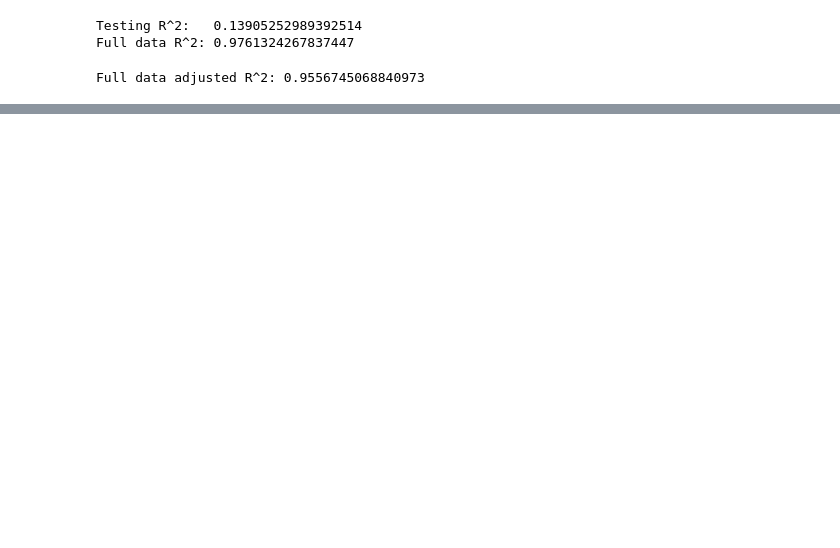
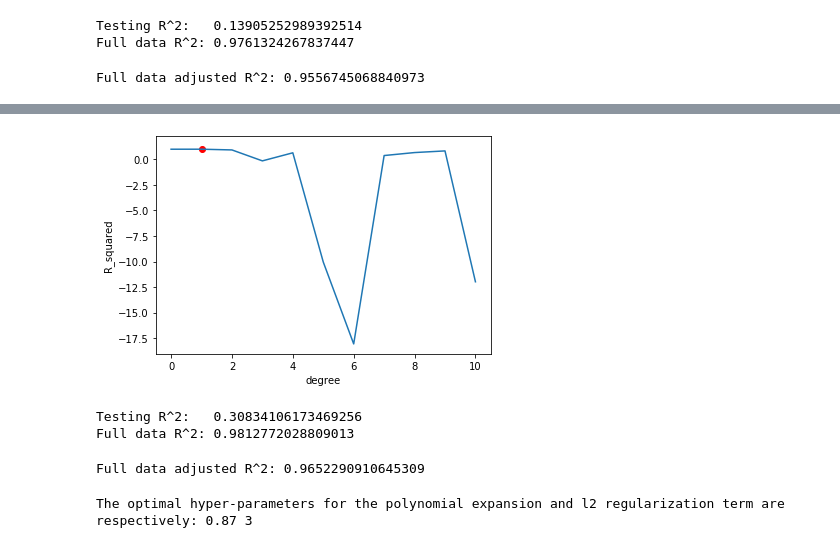
Before and after one commit to NizarGhandri/GDP, a Jupyter notebook: notebooks/tunisia_model.ipynb, the cells around one changed output, grey strips where cells are left out. Saved outputs shown, nothing was run; the diff lists cells and outputs as text; code cells hidden in the pictures; blank space fills up the shorter version.

```diff
--- a/notebooks/tunisia_model.ipynb
+++ b/notebooks/tunisia_model.ipynb
@@ -359,0 +405,9 @@ idx
+# %%
+X_g2s = X[:, idx]
+X_train_g2s, X_test_g2s, _, _ = train_test_split(X_ss, y)
+# %%
+d_g2s = degree_cross_val(X_train_g2s, y_train, 10)
+X_ls_g2s = build_poly(X_g2s, d_g2s)
+X_train_ls_g2s, X_test_ls_g2s, _, _ = train_test_split(X_ls_g2s, y)
+# %% [output]
+[figure, added]
@@ -359,0 +419,16 @@ idx
+# %%
+print("Testing R^2:  ", R_squared(y_test, LS_g2s_prediction_test),
+      "\nFull data R^2:", R_squared(y, LS_g2s_prediction_data))
+# %% [output]
+Testing R^2:   0.30834106173469256
+Full data R^2: 0.9812772028809013
+# %%
+print("Full data adjusted R^2:", adjusted_R_squared(y, LS_g2s_prediction_data, X.shape[1]))
+# %% [output]
+Full data adjusted R^2: 0.9652290910645309
+# %%
+lambda_r_g2s, d_r_g2s = cross_val_ridge(X_train_g2s, y_train, plot=False)
+print("The optimal hyper-parameters for the polynomial expansion and l2 regularization term are respectively:",
+      lambda_r_g2s, d_r_g2s)
+# %% [output]
+The optimal hyper-parameters for the polynomial expansion and l2 regularization term are respectively: 0.87 3
```
Also changed, not shown: parts of 27 cells of this notebook, 2 other files.
